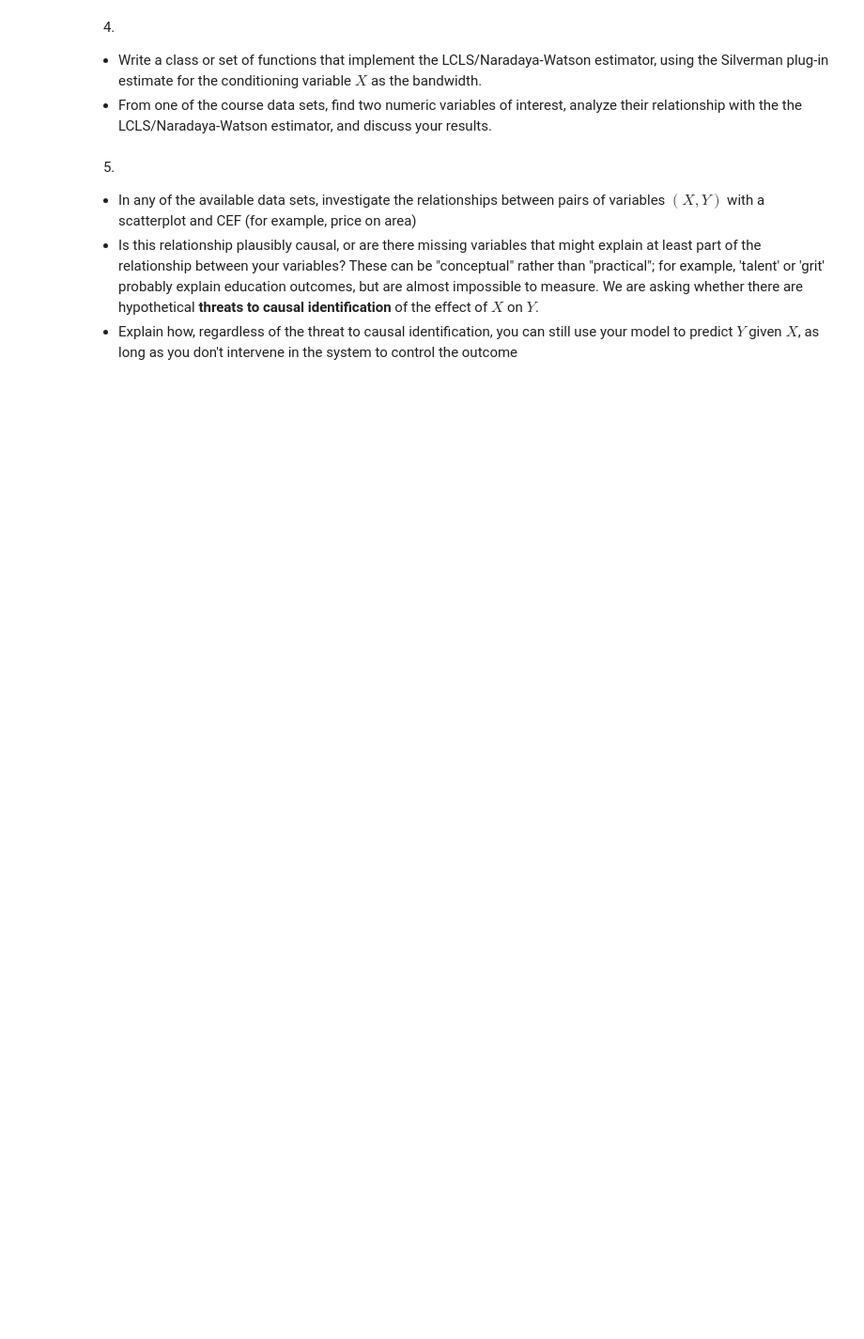
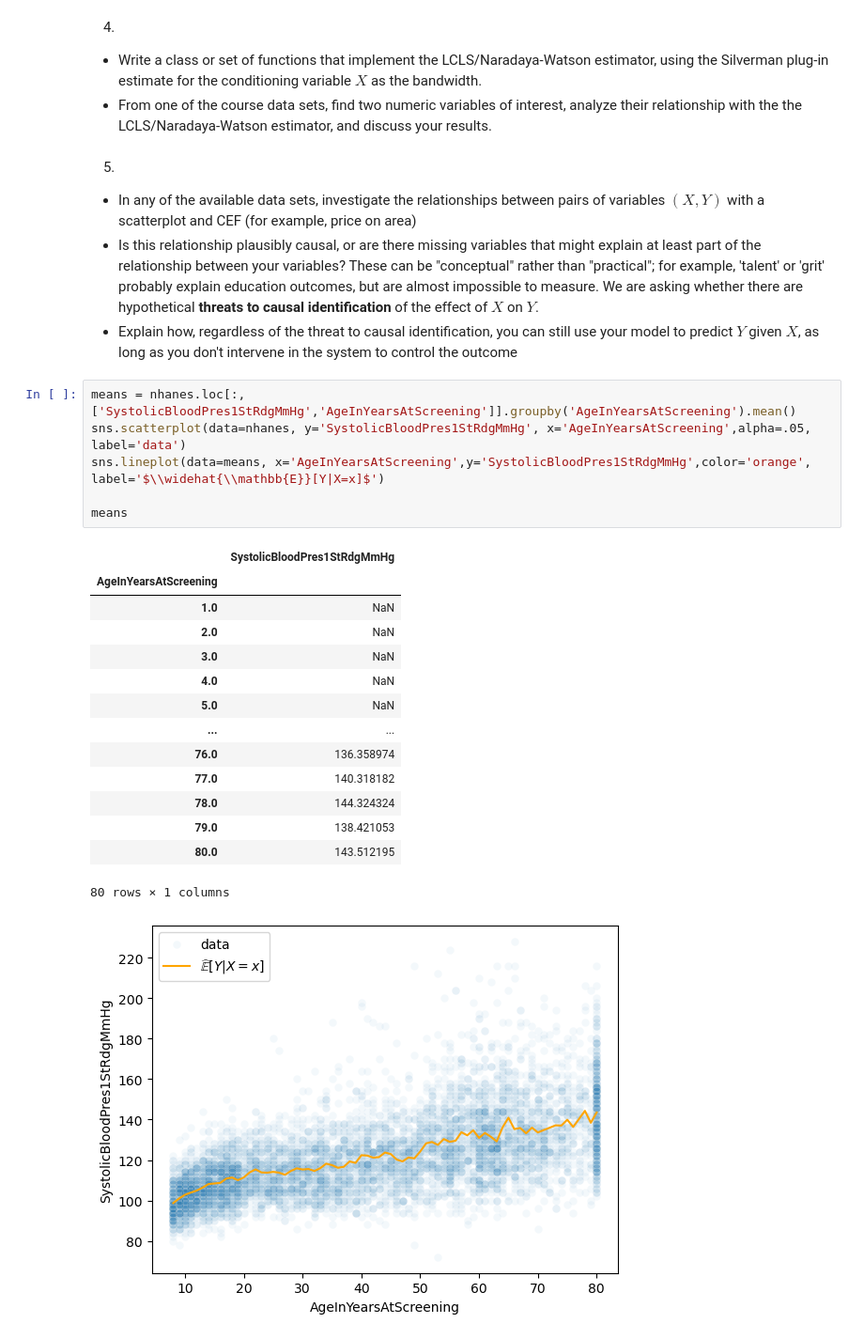
Before and after one commit to wnovak5/ds5030_HW, a Jupyter notebook: assignment_3.ipynb, the cells around one changed output. Shown at 94% size. Drawn from its saved outputs; the diff is of its cells as text; blank space fills up the shorter version.

```diff
--- a/assignment_3.ipynb
+++ b/assignment_3.ipynb
@@ -40,3 +128,25 @@ Show that the solution to this problem is the LCLS/Naradaya-Watson estimator.
 - In any of the available data sets, investigate the relationships between pairs of variables $(X,Y)$ with a scatterplot and CEF (for example, price on area)
 - Is this relationship plausibly causal, or are there missing variables that might explain at least part of the relationship between your variables? These can be "conceptual" rather than "practical"; for example, 'talent' or 'grit' probably explain education outcomes, but are almost impossible to measure. We are asking whether there are hypothetical **threats to causal identification** of the effect of $X$ on $Y$.
 - Explain how, regardless of the threat to causal identification, you can still use your model to predict $Y$ given $X$, as long as you don't intervene in the system to control the outcome
+# %%
+means = nhanes.loc[:,['SystolicBloodPres1StRdgMmHg','AgeInYearsAtScreening']].groupby('AgeInYearsAtScreening').mean()
+sns.scatterplot(data=nhanes, y='SystolicBloodPres1StRdgMmHg', x='AgeInYearsAtScreening',alpha=.05, label='data')
+sns.lineplot(data=means, x='AgeInYearsAtScreening',y='SystolicBloodPres1StRdgMmHg',color='orange', label='$\\widehat{\\mathbb{E}}[Y|X=x]$')
+
+means
+# %% [output]
+|  | SystolicBloodPres1StRdgMmHg |
+| AgeInYearsAtScreening |  |
+| 1.0 | NaN |
+| 2.0 | NaN |
+| 3.0 | NaN |
+| 4.0 | NaN |
+| 5.0 | NaN |
+| ... | ... |
+| 76.0 | 136.358974 |
+| 77.0 | 140.318182 |
+| 78.0 | 144.324324 |
+| 79.0 | 138.421053 |
+| 80.0 | 143.512195 |
+80 rows × 1 columns
+[figure, added]
```
Also changed, not shown: parts of 11 cells of this notebook.
